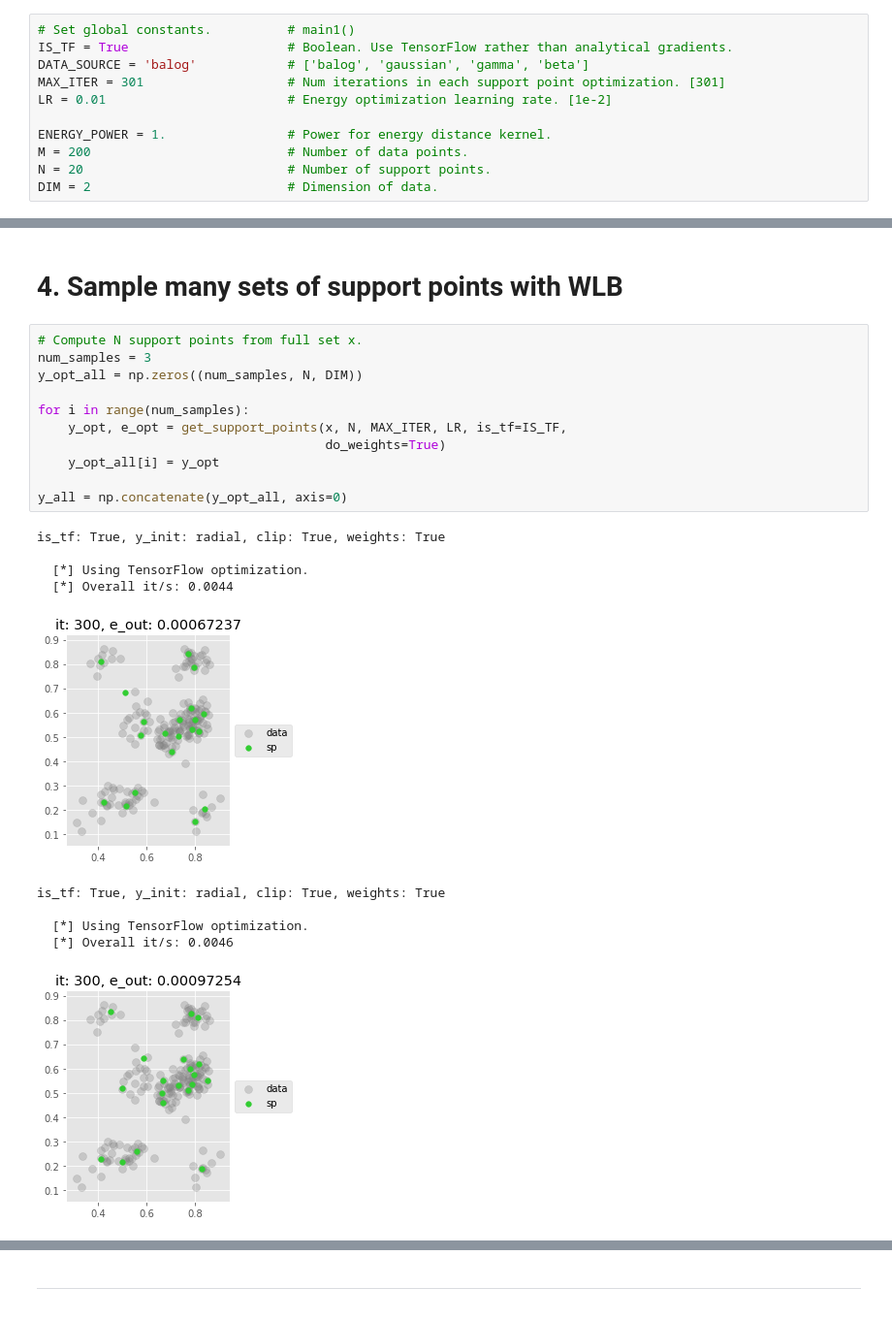
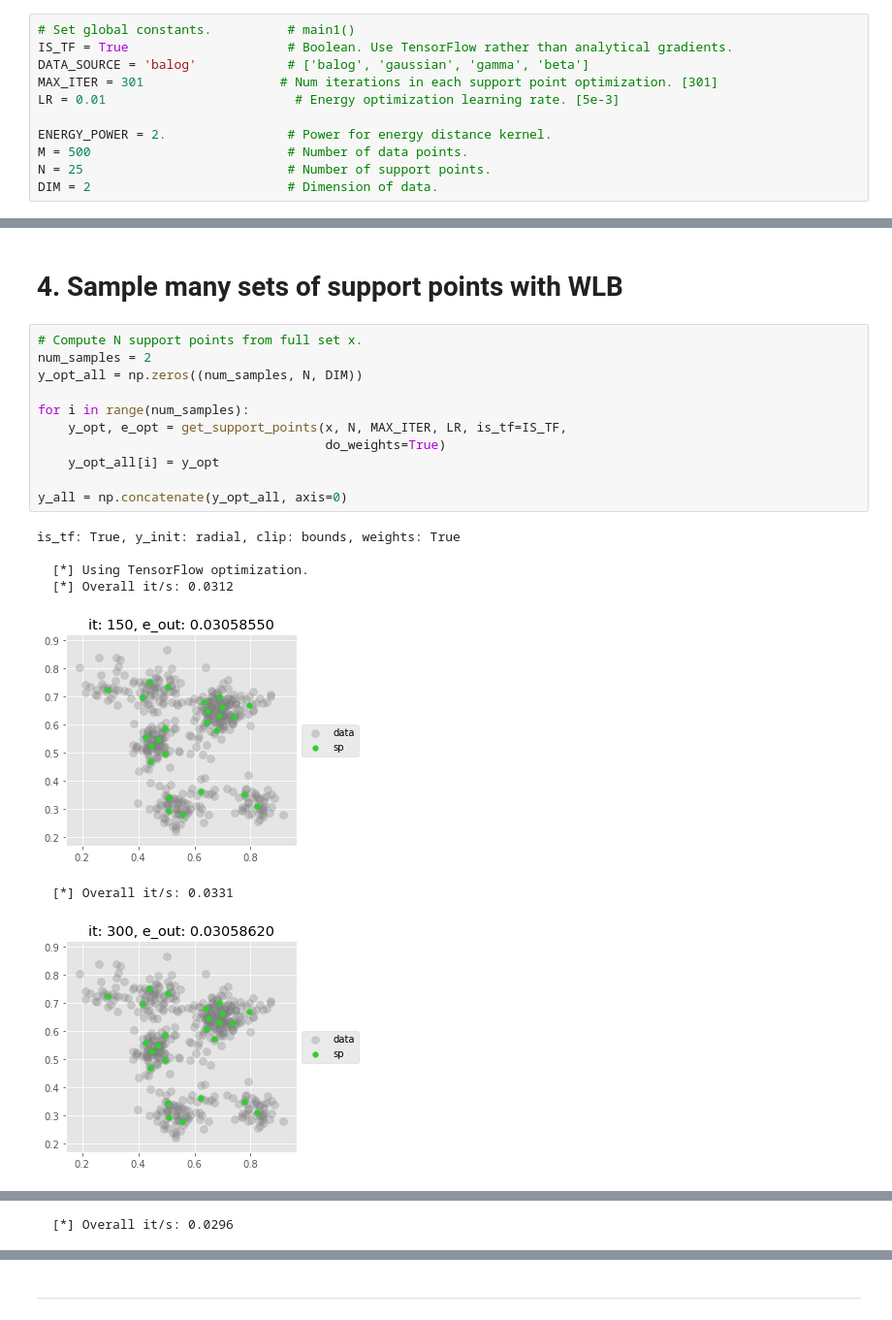
Before and after one commit to diesendruck/pv, a Jupyter notebook: mv_sp_privacy/src/sp_wlb.ipynb, the cells around one changed output, grey strips where cells are left out. Shown at 97% size. Drawn from its saved outputs; the diff is of its cells as text.

```diff
--- a/mv_sp_privacy/src/sp_wlb.ipynb
+++ b/mv_sp_privacy/src/sp_wlb.ipynb
@@ -37,12 +37,12 @@ ____
 # Set global constants.          # main1()
 IS_TF = True                     # Boolean. Use TensorFlow rather than analytical gradients.
 DATA_SOURCE = 'balog'            # ['balog', 'gaussian', 'gamma', 'beta']
-MAX_ITER = 301                   # Num iterations in each support point optimization. [301]
-LR = 0.01                        # Energy optimization learning rate. [1e-2]
+MAX_ITER = 301                  # Num iterations in each support point optimization. [301]
+LR = 0.01                         # Energy optimization learning rate. [5e-3]
 
-ENERGY_POWER = 1.                # Power for energy distance kernel.
-M = 200                          # Number of data points.
-N = 20                           # Number of support points.
+ENERGY_POWER = 2.                # Power for energy distance kernel.
+M = 500                          # Number of data points.
+N = 25                           # Number of support points.
 DIM = 2                          # Dimension of data.
 # %% [markdown]
 ___
@@ -101,23 +103,20 @@ ___
 # 4. Sample many sets of support points with WLB
 # %%
 # Compute N support points from full set x.
-num_samples = 3
+num_samples = 2
 y_opt_all = np.zeros((num_samples, N, DIM))
 
 for i in range(num_samples):
     y_opt, e_opt = get_support_points(x, N, MAX_ITER, LR, is_tf=IS_TF,
                                       do_weights=True)
     y_opt_all[i] = y_opt
 
 y_all = np.concatenate(y_opt_all, axis=0)
 # %% [output]
-is_tf: True, y_init: radial, clip: True, weights: True
+is_tf: True, y_init: radial, clip: bounds, weights: True
 
   [*] Using TensorFlow optimization.
-  [*] Overall it/s: 0.0044
+  [*] Overall it/s: 0.0312
-[figure, old version]
+[figure, new version]
-is_tf: True, y_init: radial, clip: True, weights: True
-
-  [*] Using TensorFlow optimization.
-  [*] Overall it/s: 0.0046
+  [*] Overall it/s: 0.0331
-[figure, old version]
+[figure, new version]
@@ -128,0 +128 @@ is_tf: True, y_init: radial, clip: True, weights: True
+  [*] Overall it/s: 0.0296
```
Also changed, not shown: parts of 10 cells of this notebook, 2 other files.
